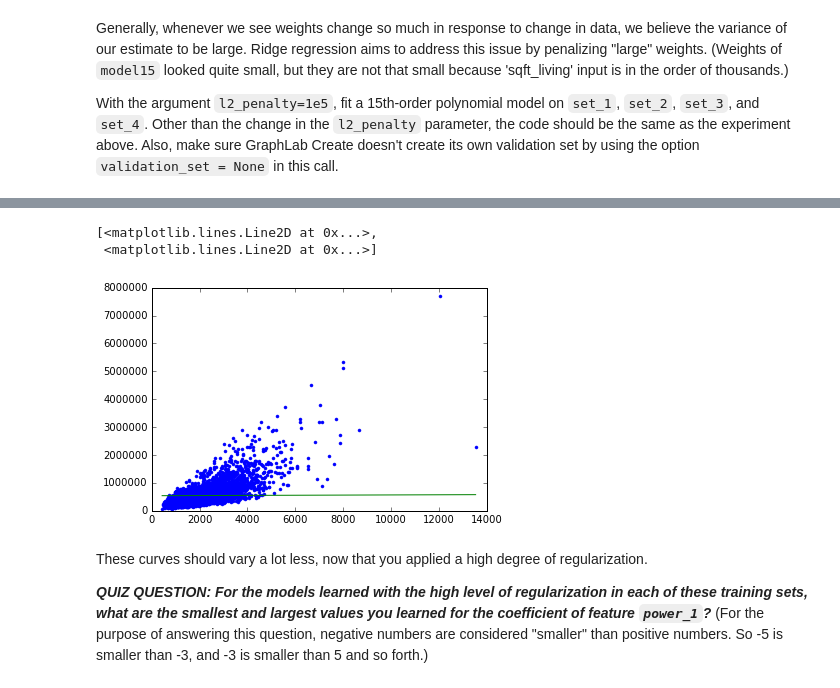
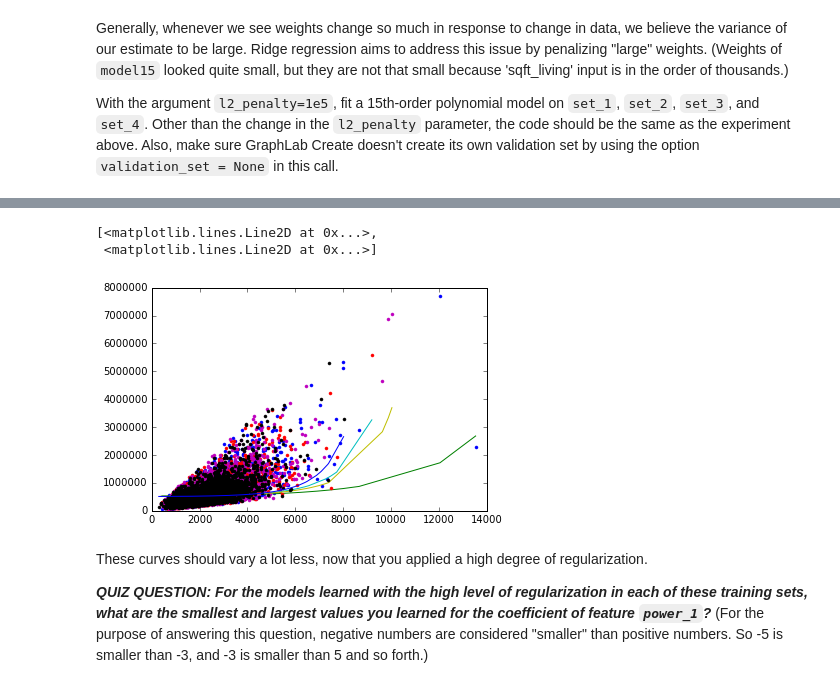
Before and after one commit to youshengchang/machine-learning, a Jupyter notebook: WashingtonUClass/RegressionModel4/week-4-ridge-regression-assignment-1-blank.ipynb, the cells around one changed output, grey strips where cells are left out. Saved outputs shown, nothing was run; the diff lists cells and outputs as text; code cells hidden in the pictures.

```diff
--- a/WashingtonUClass/RegressionModel4/week-4-ridge-regression-assignment-1-blank.ipynb
+++ b/WashingtonUClass/RegressionModel4/week-4-ridge-regression-assignment-1-blank.ipynb
@@ -195,21 +196,26 @@ Generally, whenever we see weights change so much in response to change in data,
 
 With the argument `l2_penalty=1e5`, fit a 15th-order polynomial model on `set_1`, `set_2`, `set_3`, and `set_4`. Other than the change in the `l2_penalty` parameter, the code should be the same as the experiment above. Also, make sure GraphLab Create doesn't create its own validation set by using the option `validation_set = None` in this call.
 # %%
+l2_large_penalty = 1e5
 set1_data = polynomial_sframe(set_1['sqft_living'], 15)
+set1_features = set1_data.column_names() # get the name of the features
 set1_data['price'] = set_1['price'] # add price to the data since it's the target
-model_set_1 = graphlab.linear_regression.create(set1_data, target = 'price', features = ['power_1'], l2_penalty = 1e5, validation_set = None)
+model_set_1 = graphlab.linear_regression.create(set1_data, target = 'price', features = set1_features, l2_penalty = l2_large_penalty, validation_set = None)
 
 set2_data = polynomial_sframe(set_2['sqft_living'], 15)
+set2_features = set2_data.column_names() # get the name of the features
 set2_data['price'] = set_2['price'] # add price to the data since it's the target
-model_set_2 = graphlab.linear_regression.create(set2_data, target = 'price', features = ['power_1'], l2_penalty = 1e5, validation_set = None)
+model_set_2 = graphlab.linear_regression.create(set2_data, target = 'price', features = set2_features, l2_penalty = l2_large_penalty, validation_set = None)
 
 set3_data = polynomial_sframe(set_3['sqft_living'], 15)
+set3_features = set3_data.column_names() # get the name of the features
 set3_data['price'] = set_3['price'] # add price to the data since it's the target
-model_set_3 = graphlab.linear_regression.create(set3_data, target = 'price', features = ['power_1'], l2_penalty = 1e5, validation_set = None)
+model_set_3 = graphlab.linear_regression.create(set3_data, target = 'price', features = set3_features, l2_penalty = l2_large_penalty, validation_set = None)
 
 set4_data = polynomial_sframe(set_4['sqft_living'], 15)
+set4_features = set4_data.column_names() # get the name of the features
 set4_data['price'] = set_4['price'] # add price to the data since it's the target
-model_set_4 = graphlab.linear_regression.create(set4_data, target = 'price', features = ['power_1'], l2_penalty = 1e5, validation_set = None)
+model_set_4 = graphlab.linear_regression.create(set4_data, target = 'price', features = set4_features, l2_penalty = l2_large_penalty, validation_set = None)
 # %% [output]
 Linear regression:
 --------------------------------------------------------
@@ -255,16 +256,16 @@ model_set_4.get("coefficients")
 # %%
 plt.plot(set1_data['power_1'],set1_data['price'],'.',
         set1_data['power_1'], model_set_1.predict(set1_data),'-')
-#plt.plot(set2_data['power_1'],set2_data['price'],'.',
-#        set2_data['power_1'], model_set_2.predict(set2_data),'-')
-#plt.plot(set3_data['power_1'],set3_data['price'],'.',
-#        set3_data['power_1'], model_set_3.predict(set3_data),'-')
-#plt.plot(set4_data['power_1'],set4_data['price'],'.',
-#        set4_data['power_1'], model_set_4.predict(set4_data),'-')
+plt.plot(set2_data['power_1'],set2_data['price'],'.',
+        set2_data['power_1'], model_set_2.predict(set2_data),'-')
+plt.plot(set3_data['power_1'],set3_data['price'],'.',
+        set3_data['power_1'], model_set_3.predict(set3_data),'-')
+plt.plot(set4_data['power_1'],set4_data['price'],'.',
+        set4_data['power_1'], model_set_4.predict(set4_data),'-')
 # %% [output]
 [<matplotlib.lines.Line2D at 0x...>,
  <matplotlib.lines.Line2D at 0x...>]
-[figure, old version]
+[figure, new version]
 # %% [markdown]
 These curves should vary a lot less, now that you applied a high degree of regularization.
 
```
Also changed, not shown: parts of 33 cells of this notebook, 3 other files.
